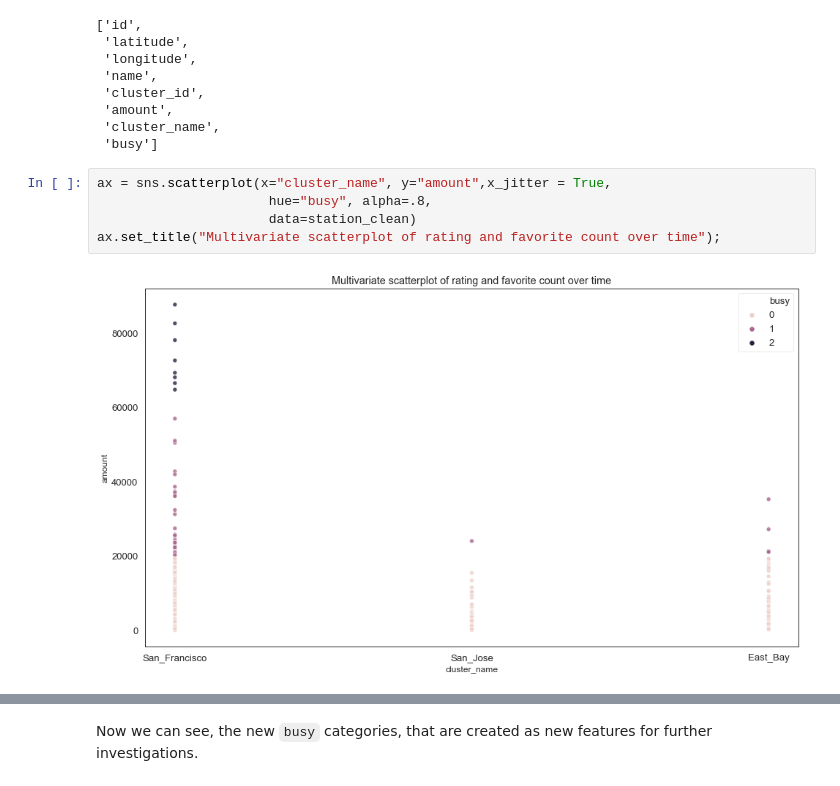
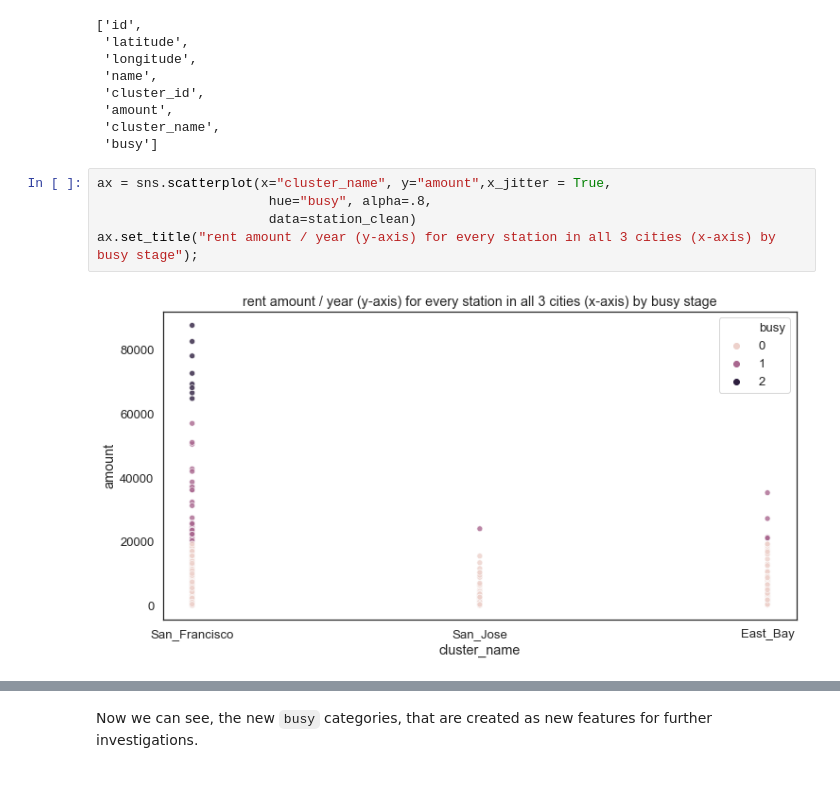
Before and after one commit to resa89/DataAnalystND, a Jupyter notebook: 07_CommunicatingDataFindings/exploration_template.ipynb, the cells around one changed output, grey strips where cells are left out. Drawn from its saved outputs; the diff is of its cells as text.

```diff
--- a/07_CommunicatingDataFindings/wrangle_act.ipynb
+++ b/07_CommunicatingDataFindings/exploration_template.ipynb
@@ -1696,7 +1683,7 @@ list(station_clean)
 # %%
 ax = sns.scatterplot(x="cluster_name", y="amount",x_jitter = True,
                       hue="busy", alpha=.8,
                       data=station_clean)
-ax.set_title("Multivariate scatterplot of rating and favorite count over time");
+ax.set_title("rent amount / year (y-axis) for every station in all 3 cities (x-axis) by busy stage");
 # %% [output]
-[figure, old version]
+[figure, new version]
```
Also changed, not shown: parts of 23 cells of this notebook, 5 other files.
